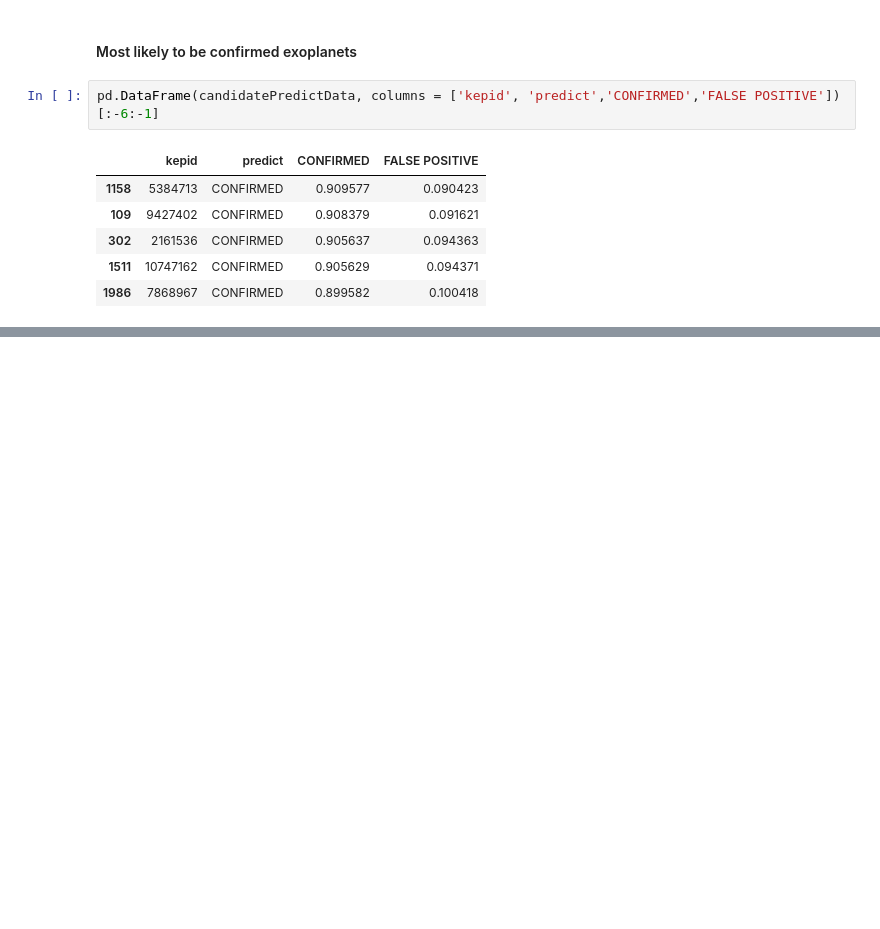
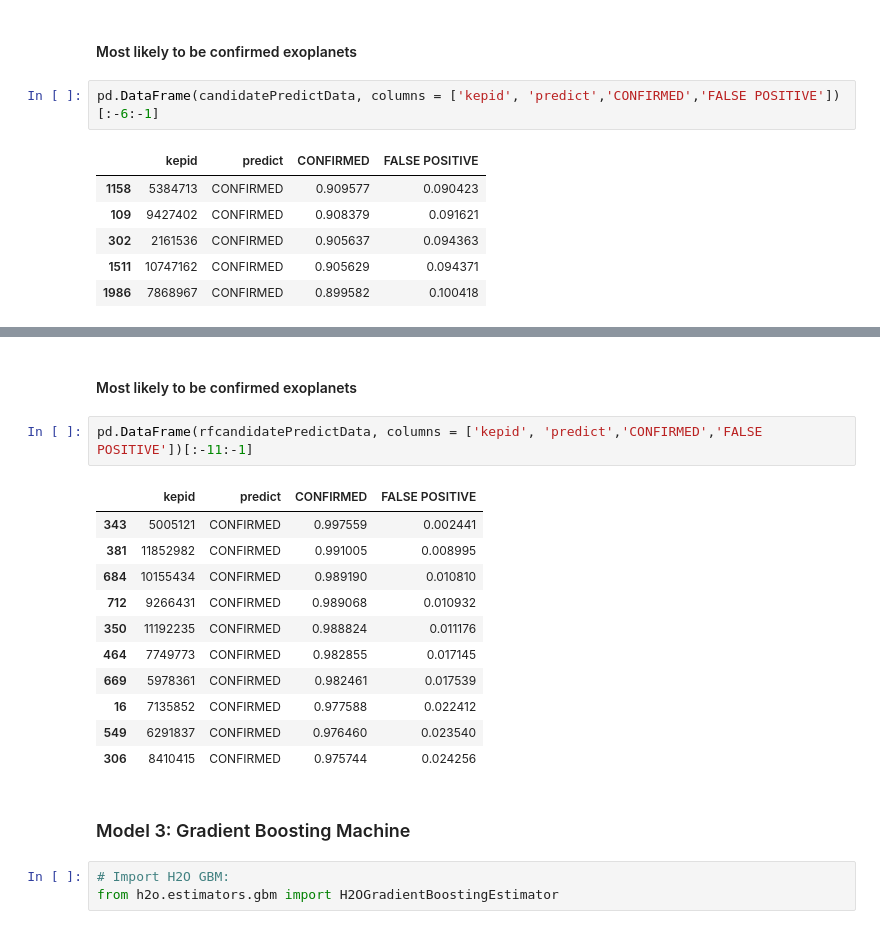
Before and after one commit to suryadutta/exoplanets_ML, a Jupyter notebook: Exoplanet Candidate Classification.ipynb, the cells around one changed output, grey strips where cells are left out. Cells and saved outputs as stored; diff of their text form; blank space fills up the shorter version.

```diff
--- a/Exoplanet Candidate Classification.ipynb
+++ b/Exoplanet Candidate Classification.ipynb
@@ -171,0 +248,21 @@ pd.DataFrame(candidatePredictData, columns = ['kepid', 'predict','CONFIRMED','FA
+# %% [markdown]
+#### Most likely to be confirmed exoplanets
+# %%
+pd.DataFrame(rfcandidatePredictData, columns = ['kepid', 'predict','CONFIRMED','FALSE POSITIVE'])[:-11:-1]
+# %% [output]
+|  | kepid | predict | CONFIRMED | FALSE POSITIVE |
+| 343 | 5005121 | CONFIRMED | 0.997559 | 0.002441 |
+| 381 | 11852982 | CONFIRMED | 0.991005 | 0.008995 |
+| 684 | 10155434 | CONFIRMED | 0.989190 | 0.010810 |
+| 712 | 9266431 | CONFIRMED | 0.989068 | 0.010932 |
+| 350 | 11192235 | CONFIRMED | 0.988824 | 0.011176 |
+| 464 | 7749773 | CONFIRMED | 0.982855 | 0.017145 |
+| 669 | 5978361 | CONFIRMED | 0.982461 | 0.017539 |
+| 16 | 7135852 | CONFIRMED | 0.977588 | 0.022412 |
+| 549 | 6291837 | CONFIRMED | 0.976460 | 0.023540 |
+| 306 | 8410415 | CONFIRMED | 0.975744 | 0.024256 |
+# %% [markdown]
+### Model 3: Gradient Boosting Machine
+# %%
+# Import H2O GBM:
+from h2o.estimators.gbm import H2OGradientBoostingEstimator
```
Also changed, not shown: parts of 30 cells of this notebook, 5 other files.
